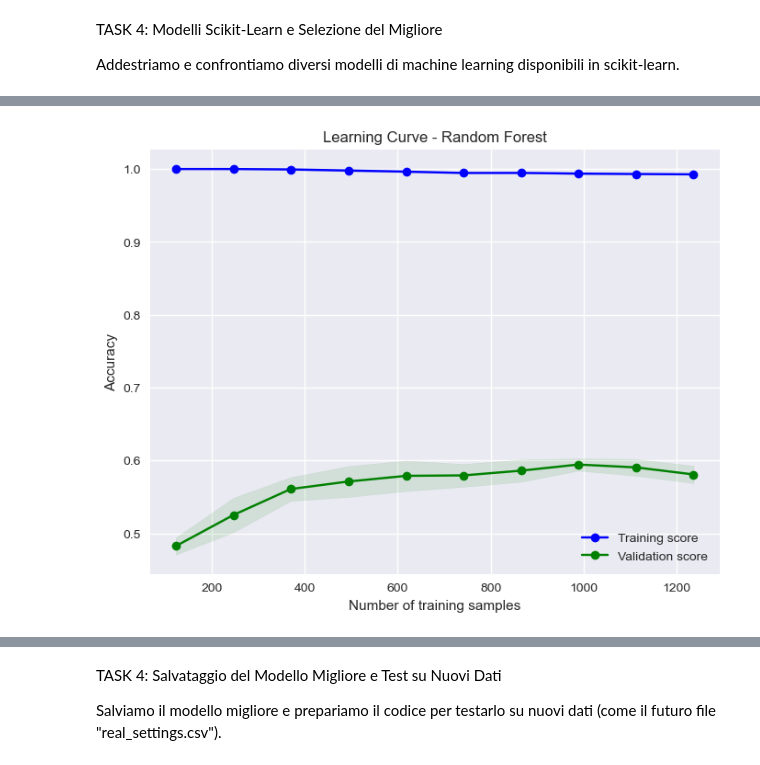
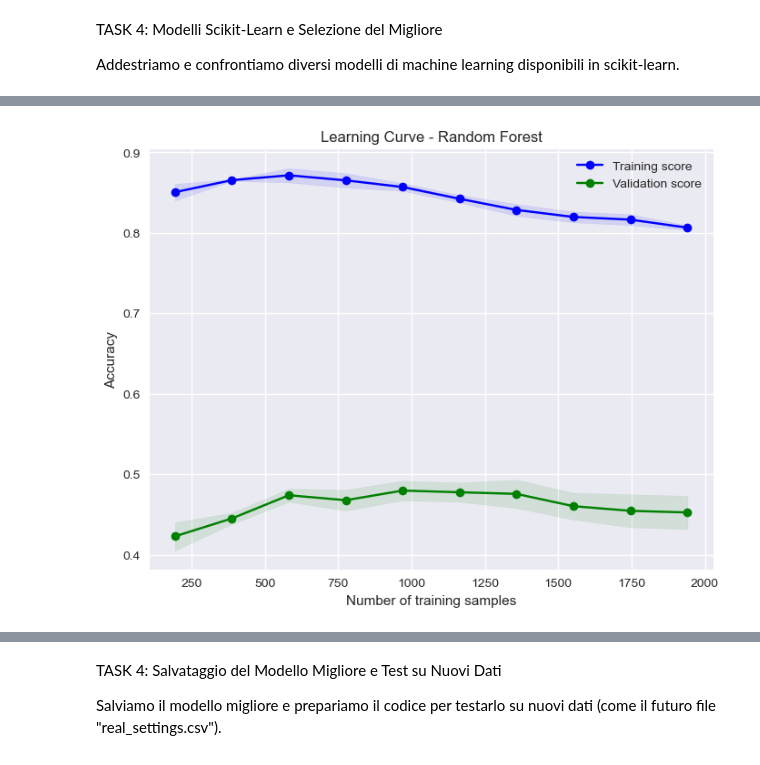
Before and after one commit to Samuele223/machine-Learning, a Jupyter notebook: proj1.ipynb, the cells around one changed output, grey strips where cells are left out. Cells and saved outputs as stored; diff of their text form; code cells hidden in the pictures.

```diff
--- a/proj1.ipynb
+++ b/proj1.ipynb
@@ -496,7 +494,6 @@ TASK 3: Valutazione dei Classificatori Manuali sul Dataset Training
 
 Valutiamo le prestazioni dei classificatori manuali sul dataset training, considerando solo i ruoli semplici.
 # %%
-# Filtriamo solo i ruoli semplici
 from sklearn.model_selection import StratifiedKFold
 
 
@@ -565,7 +562,7 @@ for max_depth in depths:
 
 
 
-dt = ManualDecisionTree(max_depth=10, min_samples_split=5)
+dt = ManualDecisionTree(max_depth=5, min_samples_split=5) #ho impostato a mano i valori migliori
 dt.fit(X_train, y_train)
 dt_pred = dt.predict(X_test)
 dt_acc = accuracy_score(y_test, dt_pred)
@@ -623,55 +620,10 @@ TASK 4: Modelli Scikit-Learn e Selezione del Migliore
 Addestriamo e confrontiamo diversi modelli di machine learning disponibili in scikit-learn.
 # %%
 # Modelli da testare ------------------ Random Forest----------------------------------
-models = {
-    'Random Forest': RandomForestClassifier(random_state=42),
-    'Gradient Boosting': GradientBoostingClassifier(random_state=42),
-    'SVM': SVC(random_state=42),
-    'Logistic Regression': LogisticRegression(random_state=42),
-    'Naive Bayes': GaussianNB(),
-    'Decision Tree': DecisionTreeClassifier(random_state=42)
-}
-
 results = {}
 best_acc = 0
 best_model = None
 best_name = None
-
-#learning curve
-model = RandomForestClassifier(random_state=42)
-
-train_sizes, train_scores, valid_scores = learning_curve(
-    estimator=model,
-    X=X_train,
-    y=y_train,
-    cv=5,
-    scoring='accuracy',
-    train_sizes=np.linspace(0.1, 1.0, 10),  # dimensioni del training set da 10% a 100%
-    n_jobs=-1
-)
-
-# Calcoliamo media e deviazione standard per train e validation
-train_mean = np.mean(train_scores, axis=1)
-train_std = np.std(train_scores, axis=1)
-valid_mean = np.mean(valid_scores, axis=1)
-valid_std = np.std(valid_scores, axis=1)
-
-# Plot
-plt.figure(figsize=(8,6))
-plt.plot(train_sizes, train_mean, 'o-', color='blue', label='Training score')
-plt.fill_between(train_sizes, train_mean - train_std, train_mean + train_std, alpha=0.1, color='blue')
-
-plt.plot(train_sizes, valid_mean, 'o-', color='green', label='Validation score')
-plt.fill_between(train_sizes, valid_mean - valid_std, valid_mean + valid_std, alpha=0.1, color='green')
-
-plt.title('Learning Curve - Random Forest')
-plt.xlabel('Number of training samples')
-plt.ylabel('Accuracy')
-plt.legend(loc='best')
-plt.grid(True)
-plt.show()
-
-
 
 param_grid = {
     'n_estimators': [50, 100, 200],
@@ -703,4 +655,42 @@ for mean_score, params in zip(results['mean_test_score'], results['params']):
 random_forest_param = grid_search.best_params_
 print("\nBest params:", grid_search.best_params_)
 print(f"Best CV Accuracy: {grid_search.best_score_:.4f}")
+
+model = RandomForestClassifier(
+    random_state=42,
+    max_depth=30,
+    max_features='log2',
+    min_samples_split=10,
+    n_estimators=200
+)
+train_sizes, train_scores, valid_scores = learning_curve(
+    estimator=model,
+    X=X_train,
+    y=y_train,
+    cv=5,
+    scoring='accuracy',
+    train_sizes=np.linspace(0.1, 1.0, 10),  # dimensioni del training set da 10% a 100%
+    n_jobs=-1
+)
+
+# Calcoliamo media e deviazione standard per train e validation
+train_mean = np.mean(train_scores, axis=1)
+train_std = np.std(train_scores, axis=1)
+valid_mean = np.mean(valid_scores, axis=1)
+valid_std = np.std(valid_scores, axis=1)
+
+# Plot
+plt.figure(figsize=(8,6))
+plt.plot(train_sizes, train_mean, 'o-', color='blue', label='Training score')
+plt.fill_between(train_sizes, train_mean - train_std, train_mean + train_std, alpha=0.1, color='blue')
+
+plt.plot(train_sizes, valid_mean, 'o-', color='green', label='Validation score')
+plt.fill_between(train_sizes, valid_mean - valid_std, valid_mean + valid_std, alpha=0.1, color='green')
+
+plt.title('Learning Curve - Random Forest')
+plt.xlabel('Number of training samples')
+plt.ylabel('Accuracy')
+plt.legend(loc='best')
+plt.grid(True)
+plt.show()
 # %% [output]
@@ -707 +714 @@ print(f"Best CV Accuracy: {grid_search.best_score_:.4f}")
-[figure, old version]
+[figure, new version]
```
Also changed, not shown: parts of 11 cells of this notebook.
